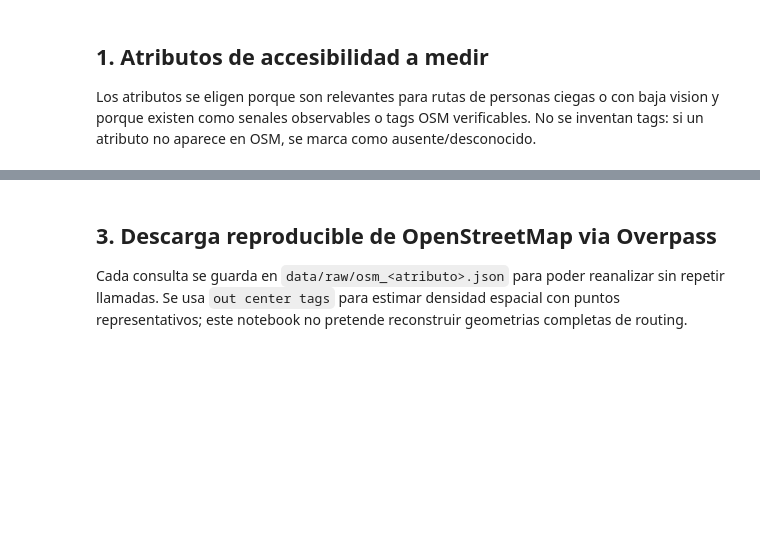
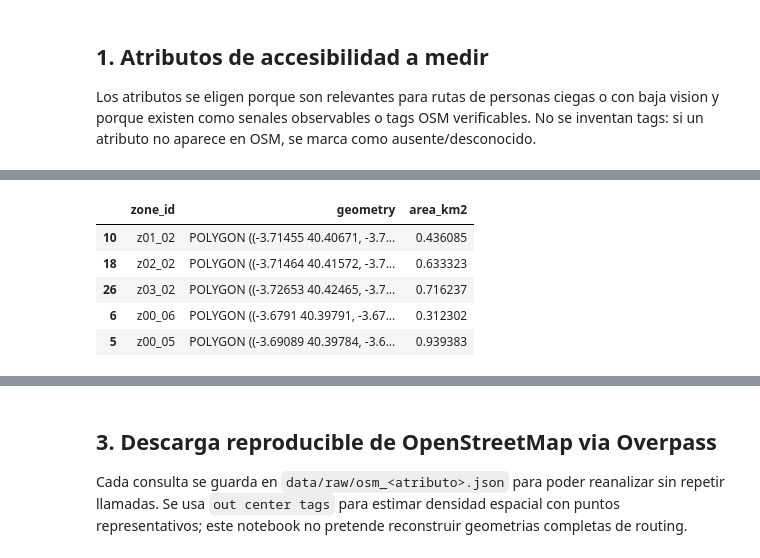
Before and after one commit to lucia-corsan/tfm, a Jupyter notebook: notebooks/01_madrid_accessibility_data_density.ipynb, the cells around one changed output, grey strips where cells are left out. Saved outputs shown, nothing was run; the diff lists cells and outputs as text; code cells hidden in the pictures; blank space fills up the shorter version.

Commit message:
Document Madrid data-density study and improve API resilience

```diff
--- a/notebooks/01_madrid_accessibility_data_density.ipynb
+++ b/notebooks/01_madrid_accessibility_data_density.ipynb
@@ -44,6 +44,7 @@ import time
 from dataclasses import dataclass
 from pathlib import Path
 from typing import Any
+from urllib.parse import parse_qsl, urlencode, urlsplit, urlunsplit
 
 import folium
 import geopandas as gpd
@@ -70,12 +71,18 @@ for directory in (DATA_RAW, DATA_PROCESSED, MAPS_DIR):
 WGS84 = "EPSG:4326"
 MADRID_CRS = "EPSG:25830"  # ETRS89 / UTM zone 30N, suitable for Madrid distances.
 
-# Madrid capital approximate bounding box: south, west, north, east.
-MADRID_BBOX = (40.3121, -3.8342, 40.6437, -3.5249)
 MADRID_CENTER = (40.4168, -3.7038)
 GRID_SIZE_METERS = 1000
 
-OVERPASS_URL = "https://overpass-api.de/api/interpreter"
+M30_BOUNDARY_URL = (
+    "https://services5.arcgis.com/CQghJ1IcnV6WlQrf/ArcGIS/rest/services/"
+    "ZBE_Madrid_M30/FeatureServer/32/query"
+)
+OVERPASS_URLS = (
+    "https://overpass-api.de/api/interpreter",
+    "https://overpass.private.coffee/api/interpreter",
+    "https://maps.mail.ru/osm/tools/overpass/api/interpreter",
+)
 MAPILLARY_TOKEN = os.getenv("MAPILLARY_ACCESS_TOKEN")
 MAPILLARY_MAX_PAGES = int(os.getenv("MAPILLARY_MAX_PAGES", "5"))
 
@@ -164,38 +183,81 @@ Se usa una malla regular de 1 km sobre el bounding box de Madrid capital. Esto e
 # %%
-def build_grid(bbox_south_west_north_east: tuple[float, float, float, float], cell_size_m: int) -> gpd.GeoDataFrame:
-    """Build a regular grid over a WGS84 bounding box.
+def load_m30_boundary() -> gpd.GeoDataFrame:
+    """Load and cache the polygon representing the area inside the M-30.
+
+    Returns:
+        Single-row GeoDataFrame containing the M-30 interior boundary.
+    """
+    cache_path = DATA_RAW / "m30_interior_boundary.geojson"
+    if cache_path.exists():
+        boundary = gpd.read_file(cache_path)
+    else:
+        params = {
+            "where": "1=1",
+            "outFields": "OBJECTID",
+            "returnGeometry": "true",
+            "outSR": "4326",
+            "f": "geojson",
+        }
+        response = requests.get(M30_BOUNDARY_URL, params=params, timeout=120)
+        response.raise_for_status()
+        payload = response.json()
+        if not payload.get("features"):
+            raise ValueError("The M-30 boundary service returned no features.")
+        cache_path.write_text(json.dumps(payload, ensure_ascii=False), encoding="utf-8")
+        boundary = gpd.GeoDataFrame.from_features(payload["features"], crs=WGS84)
+
+    boundary = boundary.to_crs(WGS84)
+    geometry = boundary.geometry.make_valid().union_all()
+    if geometry.is_empty:
+        raise ValueError("The M-30 boundary geometry is empty.")
+    return gpd.GeoDataFrame({"area_name": ["Interior M-30"]}, geometry=[geometry], crs=WGS84)
+
+
+def build_grid(boundary: gpd.GeoDataFrame, cell_size_m: int) -> gpd.GeoDataFrame:
+    """Build a regular grid clipped to a study-area boundary.
 
     Args:
-        bbox_south_west_north_east: Tuple with south, west, north, east coordinates.
+        boundary: Study-area polygon in WGS84.
         cell_size_m: Cell size in meters in the projected CRS.
 
     Returns:
         GeoDataFrame with one polygon per analysis zone.
     """
-    south, west, north, east = bbox_south_west_north_east
-    bbox_gdf = gpd.GeoDataFrame(geometry=[box(west, south, east, north)], crs=WGS84).to_crs(MADRID_CRS)
-    minx, miny, maxx, maxy = bbox_gdf.total_bounds
+    projected_boundary = boundary.to_crs(MADRID_CRS)
+    minx, miny, maxx, maxy = projected_boundary.total_bounds
 
     cells = []
     y = miny
     row = 0
     while y < maxy:
         x = minx
         col = 0
         while x < maxx:
             cells.append({"zone_id": f"z{row:02d}_{col:02d}", "geometry": box(x, y, x + cell_size_m, y + cell_size_m)})
             x += cell_size_m
             col += 1
         y += cell_size_m
         row += 1
 
     grid = gpd.GeoDataFrame(cells, crs=MADRID_CRS)
+    grid = gpd.clip(grid, projected_boundary)
+    grid = grid.loc[~grid.geometry.is_empty].copy()
     grid["area_km2"] = grid.geometry.area / 1_000_000
     return grid.to_crs(WGS84)
 
 
-grid = build_grid(MADRID_BBOX, GRID_SIZE_METERS)
+m30_boundary = load_m30_boundary()
+min_lon, min_lat, max_lon, max_lat = m30_boundary.total_bounds
+MADRID_BBOX = (min_lat, min_lon, max_lat, max_lon)
+grid = build_grid(m30_boundary, GRID_SIZE_METERS)
 grid.head()
+# %% [output]
+|  | zone_id | geometry | area_km2 |
+| 10 | z01_02 | POLYGON ((-3.71455 40.40671, -3.7... | 0.436085 |
+| 18 | z02_02 | POLYGON ((-3.71464 40.41572, -3.7... | 0.633323 |
+| 26 | z03_02 | POLYGON ((-3.72653 40.42465, -3.7... | 0.716237 |
+| 6 | z00_06 | POLYGON ((-3.6791 40.39791, -3.67... | 0.312302 |
+| 5 | z00_05 | POLYGON ((-3.69089 40.39784, -3.6... | 0.939383 |
 # %%
 grid.explore(
     tiles="CartoDB positron",
```
Also changed, not shown: parts of 10 cells of this notebook, 1 other file.
